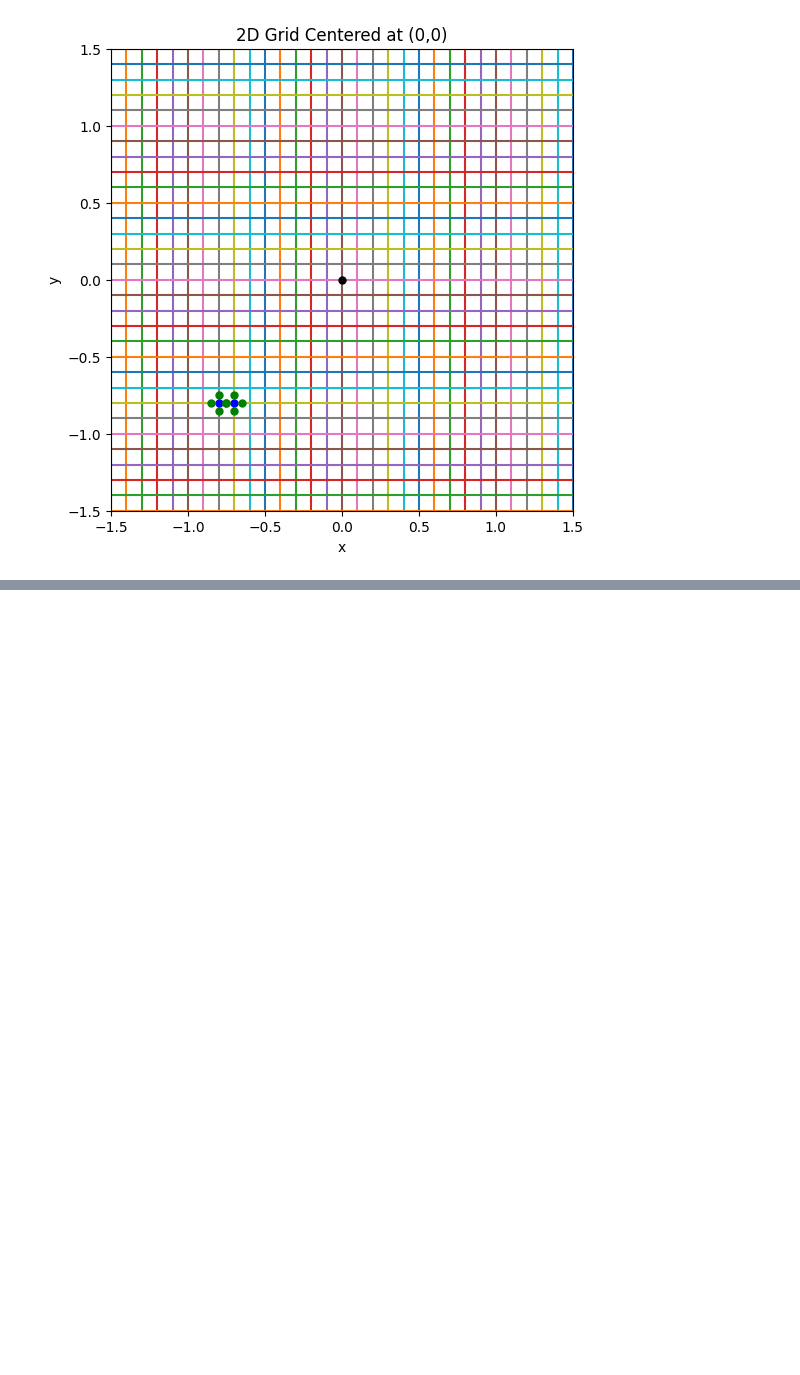
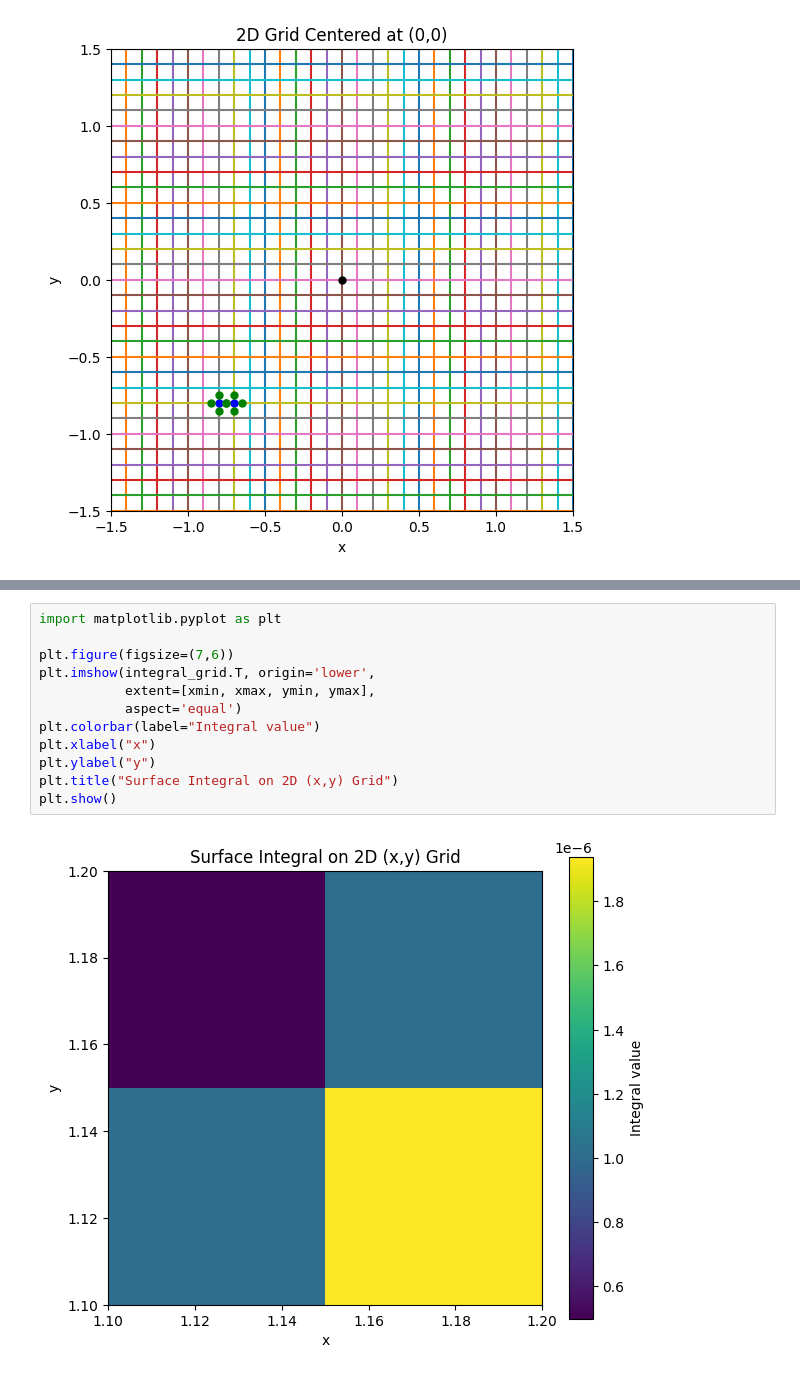
Before and after one commit to JuanitaAgudelo/TesisRepo, a Jupyter notebook: density_space_mapping/z_grid_mapping.ipynb, the cells around one changed output, grey strips where cells are left out. Cells and saved outputs as stored; diff of their text form; blank space fills up the shorter version.

```diff
--- a/density_space_mapping/z_grid_mapping.ipynb
+++ b/density_space_mapping/z_grid_mapping.ipynb
@@ -224,0 +224,14 @@ plt.show()
+# %%
+import matplotlib.pyplot as plt
+
+plt.figure(figsize=(7,6))
+plt.imshow(integral_grid.T, origin='lower',
+           extent=[xmin, xmax, ymin, ymax],
+           aspect='equal')
+plt.colorbar(label="Integral value")
+plt.xlabel("x")
+plt.ylabel("y")
+plt.title("Surface Integral on 2D (x,y) Grid")
+plt.show()
+# %% [output]
+[figure, added]
```
Also changed, not shown: parts of 6 cells of this notebook, 3 other files.
